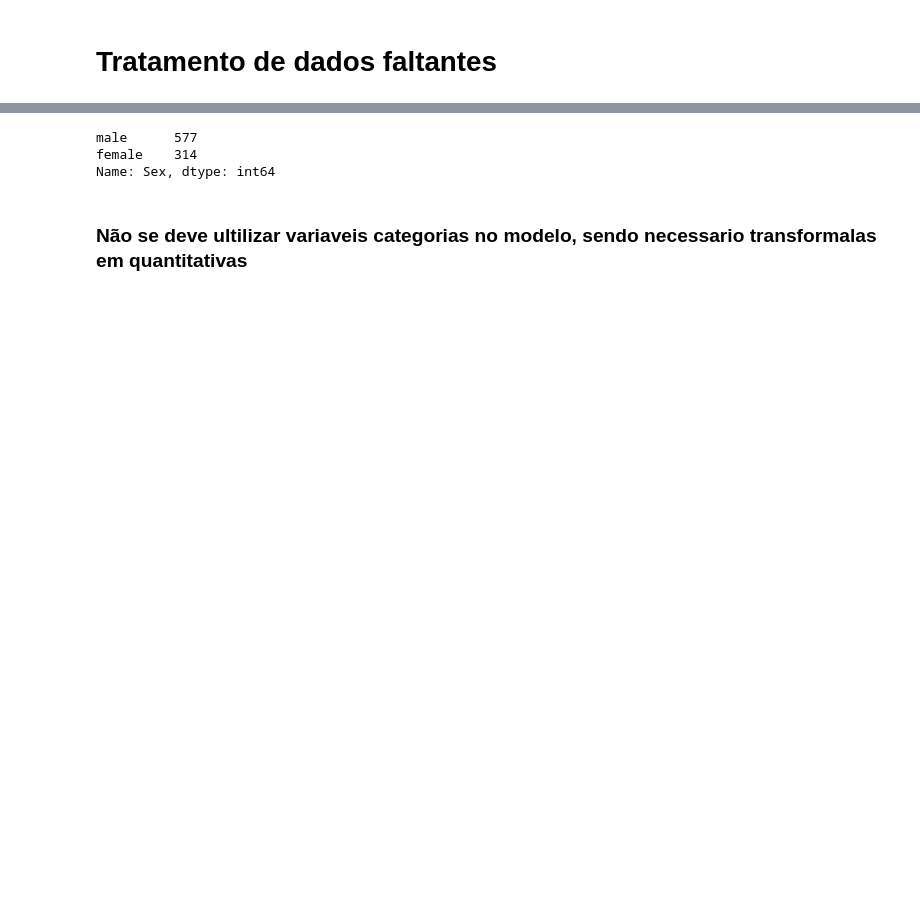
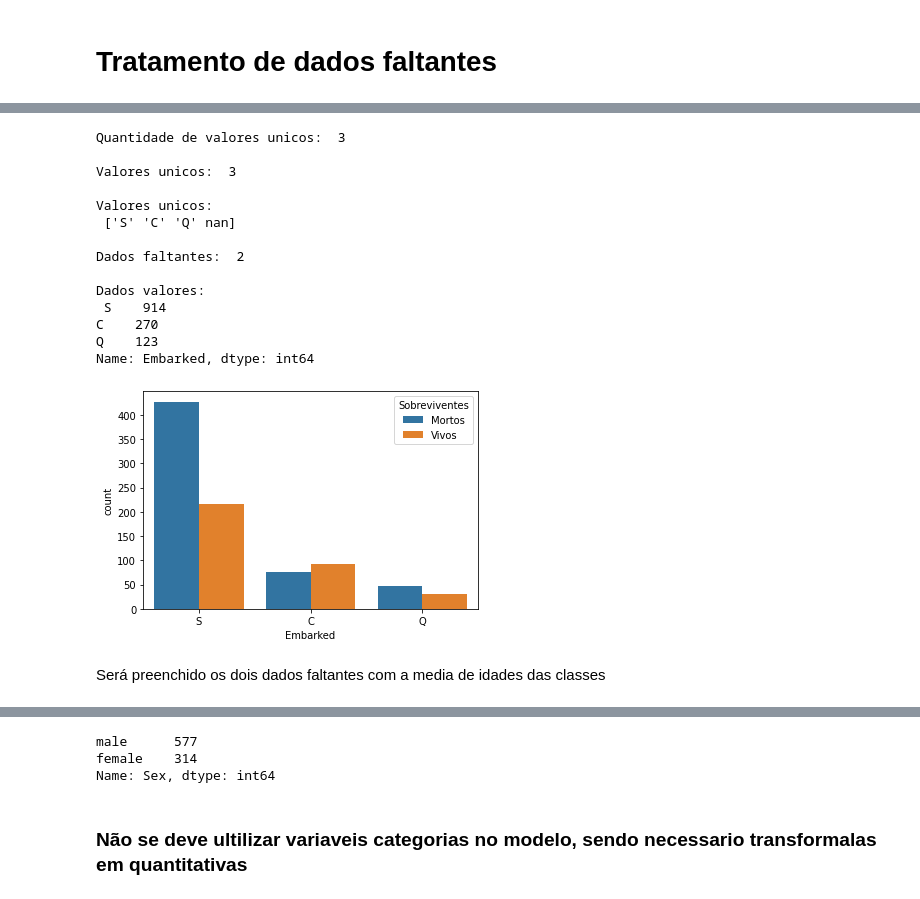
Before and after one commit to ErickNst/AnaliseDeDados, a Jupyter notebook: titanicStudy.ipynb, the cells around one changed output, grey strips where cells are left out. Saved outputs shown, nothing was run; the diff lists cells and outputs as text; code cells hidden in the pictures; blank space fills up the shorter version.

```diff
--- a/titanicStudy.ipynb
+++ b/titanicStudy.ipynb
@@ -114,0 +253,3 @@ Name: Age, Length: 88, dtype: int64
+# %%
+for i in TitanicFull['Pclass'].unique():
+    print(f"A média de idade da classe {i} é de {TitanicFull[TitanicFull['Pclass']==i]['Age'].mean()}")
@@ -114,0 +262,12 @@ Name: Age, Length: 88, dtype: int64
+# %%
+for i in TitanicFull.index:
+     if pd.isnull(TitanicFull["Age"][i]):
+            if TitanicFull['Pclass'][i] == 1:
+                  TitanicFull["Age"][i] = round( TitanicFull[TitanicFull['Pclass']==1]['Age'].mean() )
+
+            if TitanicFull['Pclass'][i] == 2:
+                  TitanicFull["Age"][i] = round( TitanicFull[TitanicFull['Pclass']==2]['Age'].mean() )
+
+            if TitanicFull['Pclass'][i] == 3:
+                  TitanicFull["Age"][i] = round( TitanicFull[TitanicFull['Pclass']==3]['Age'].mean() )
+     else: continue
@@ -114,0 +303,20 @@ Name: Age, Length: 88, dtype: int64
+# %%
+plotarDadosDeMortes(TitanicFull,'Embarked')
+# %% [output]
+Quantidade de valores unicos:  3
+
+Valores unicos:  3
+
+Valores unicos:
+ ['S' 'C' 'Q' nan]
+
+Dados faltantes:  2
+
+Dados valores:
+ S    914
+C    270
+Q    123
+Name: Embarked, dtype: int64
+[figure, added]
+# %% [markdown]
+Será preenchido os dois dados faltantes com a media de idades das classes
```
Also changed, not shown: parts of 60 cells of this notebook.
